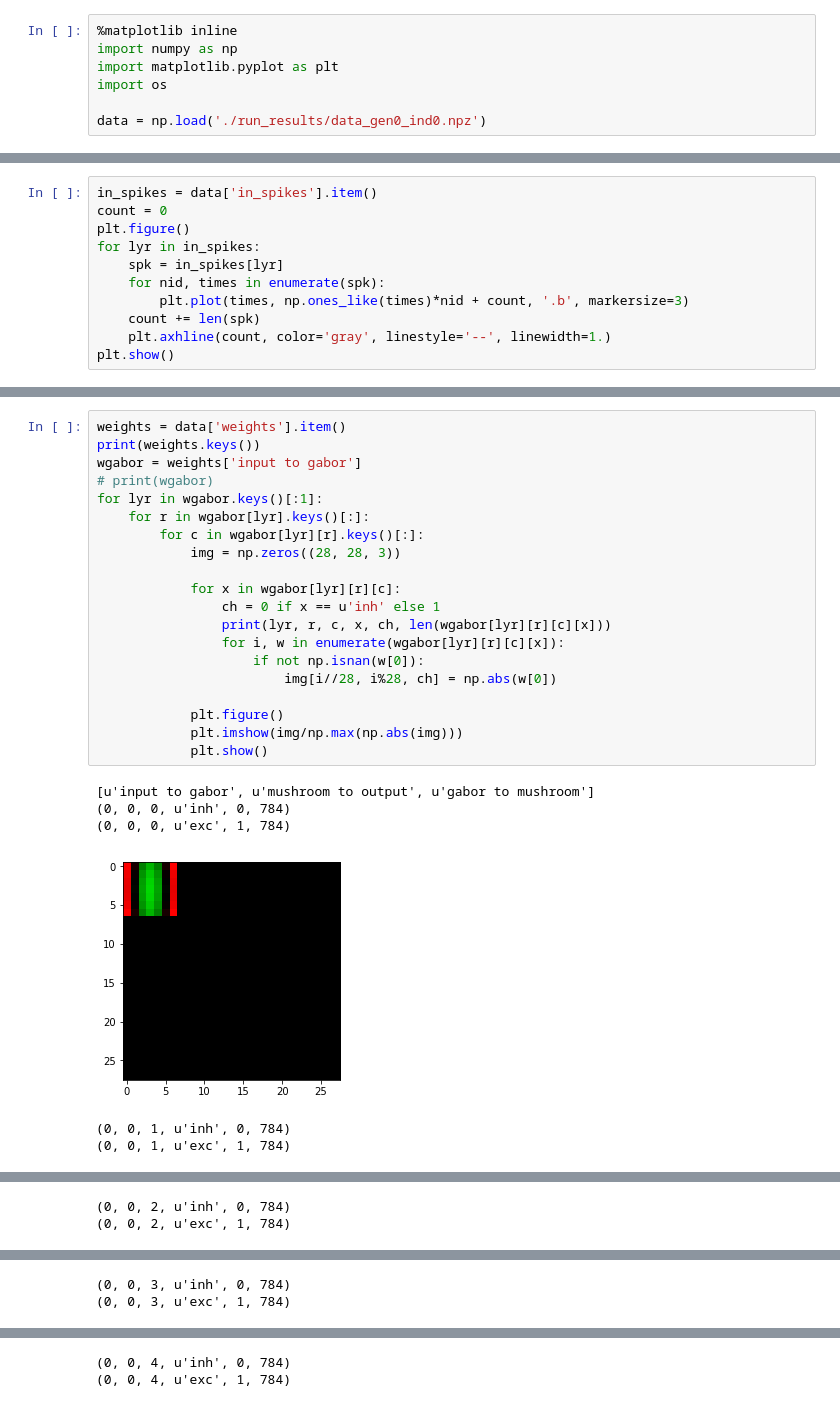
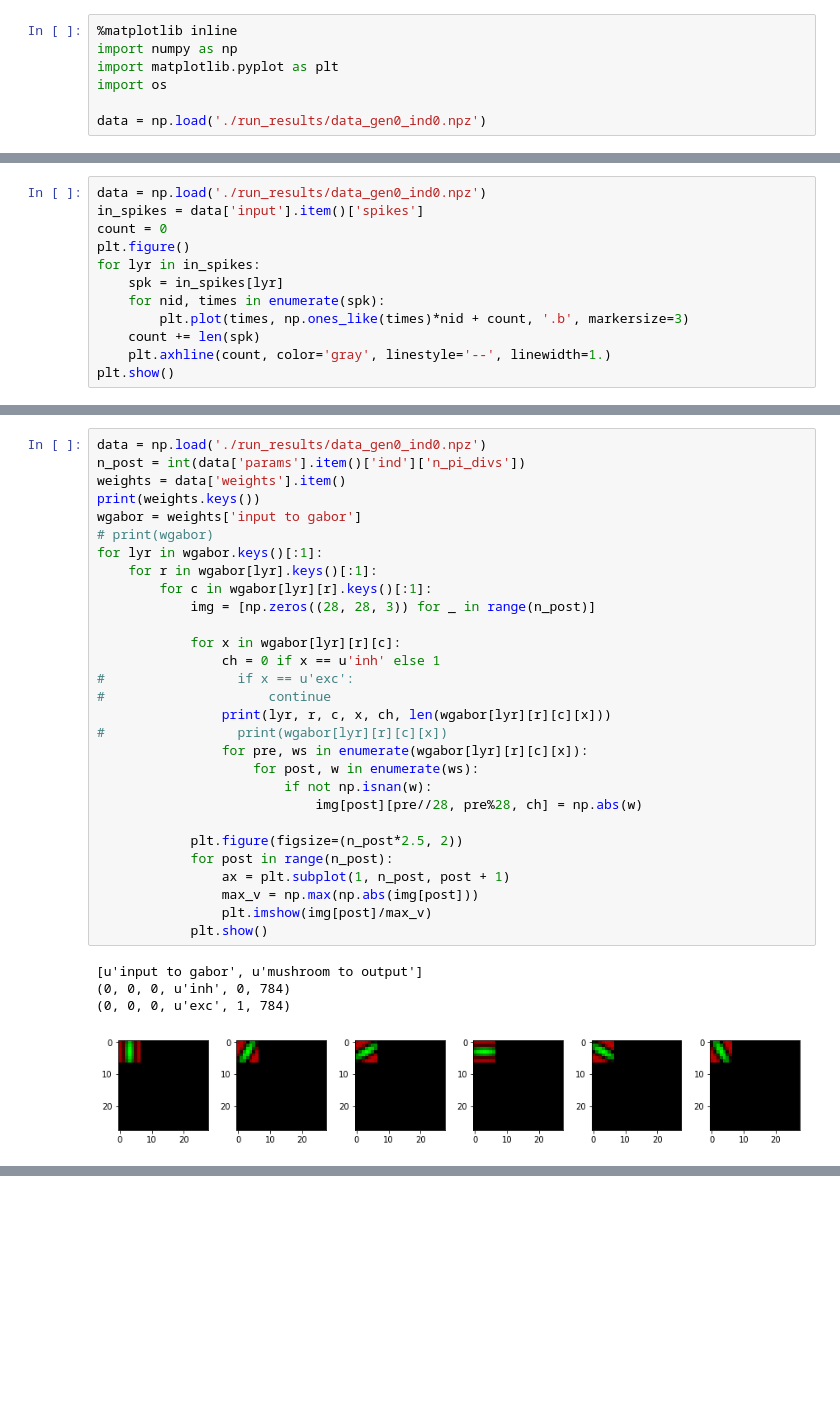
Before and after one commit to chanokin/brainscales-recognition, a Jupyter notebook: codebase/l2l/see_results_contents.ipynb, the cells around one changed output, grey strips where cells are left out. Drawn from its saved outputs; the diff is of its cells as text; blank space fills up the shorter version.

```diff
--- a/codebase/l2l/see_results_contents.ipynb
+++ b/codebase/l2l/see_results_contents.ipynb
@@ -22,5 +22,6 @@ print(in_labels)
 # %%
-in_spikes = data['in_spikes'].item()
+data = np.load('./run_results/data_gen0_ind0.npz')
+in_spikes = data['input'].item()['spikes']
 count = 0
 plt.figure()
 for lyr in in_spikes:
@@ -70,27 +111,34 @@ print(out)
 # %%
+data = np.load('./run_results/data_gen0_ind0.npz')
+n_post = int(data['params'].item()['ind']['n_pi_divs'])
 weights = data['weights'].item()
 print(weights.keys())
 wgabor = weights['input to gabor']
 # print(wgabor)
 for lyr in wgabor.keys()[:1]:
-    for r in wgabor[lyr].keys()[:]:
-        for c in wgabor[lyr][r].keys()[:]:
-            img = np.zeros((28, 28, 3))
+    for r in wgabor[lyr].keys()[:1]:
+        for c in wgabor[lyr][r].keys()[:1]:
+            img = [np.zeros((28, 28, 3)) for _ in range(n_post)]
 
             for x in wgabor[lyr][r][c]:
                 ch = 0 if x == u'inh' else 1
+#                 if x == u'exc':
+#                     continue
                 print(lyr, r, c, x, ch, len(wgabor[lyr][r][c][x]))
-                for i, w in enumerate(wgabor[lyr][r][c][x]):
-                    if not np.isnan(w[0]):
-                        img[i//28, i%28, ch] = np.abs(w[0])
+#                 print(wgabor[lyr][r][c][x])
+                for pre, ws in enumerate(wgabor[lyr][r][c][x]):
+                    for post, w in enumerate(ws):
+                        if not np.isnan(w):
+                            img[post][pre//28, pre%28, ch] = np.abs(w)
 
-            plt.figure()
-            plt.imshow(img/np.max(np.abs(img)))
+            plt.figure(figsize=(n_post*2.5, 2))
+            for post in range(n_post):
+                ax = plt.subplot(1, n_post, post + 1)
+                max_v = np.max(np.abs(img[post]))
+                plt.imshow(img[post]/max_v)
             plt.show()
 # %% [output]
-[u'input to gabor', u'mushroom to output', u'gabor to mushroom']
+[u'input to gabor', u'mushroom to output']
 (0, 0, 0, u'inh', 0, 784)
 (0, 0, 0, u'exc', 1, 784)
-[figure, old version]
+[figure, new version]
-(0, 0, 1, u'inh', 0, 784)
-(0, 0, 1, u'exc', 1, 784)
@@ -98,2 +144,0 @@ for lyr in wgabor.keys()[:1]:
-(0, 0, 2, u'inh', 0, 784)
-(0, 0, 2, u'exc', 1, 784)
@@ -101,2 +144,0 @@ for lyr in wgabor.keys()[:1]:
-(0, 0, 3, u'inh', 0, 784)
-(0, 0, 3, u'exc', 1, 784)
@@ -104,2 +144,0 @@ for lyr in wgabor.keys()[:1]:
-(0, 0, 4, u'inh', 0, 784)
-(0, 0, 4, u'exc', 1, 784)
```
Also changed, not shown: parts of 11 cells of this notebook, 4 other files.
